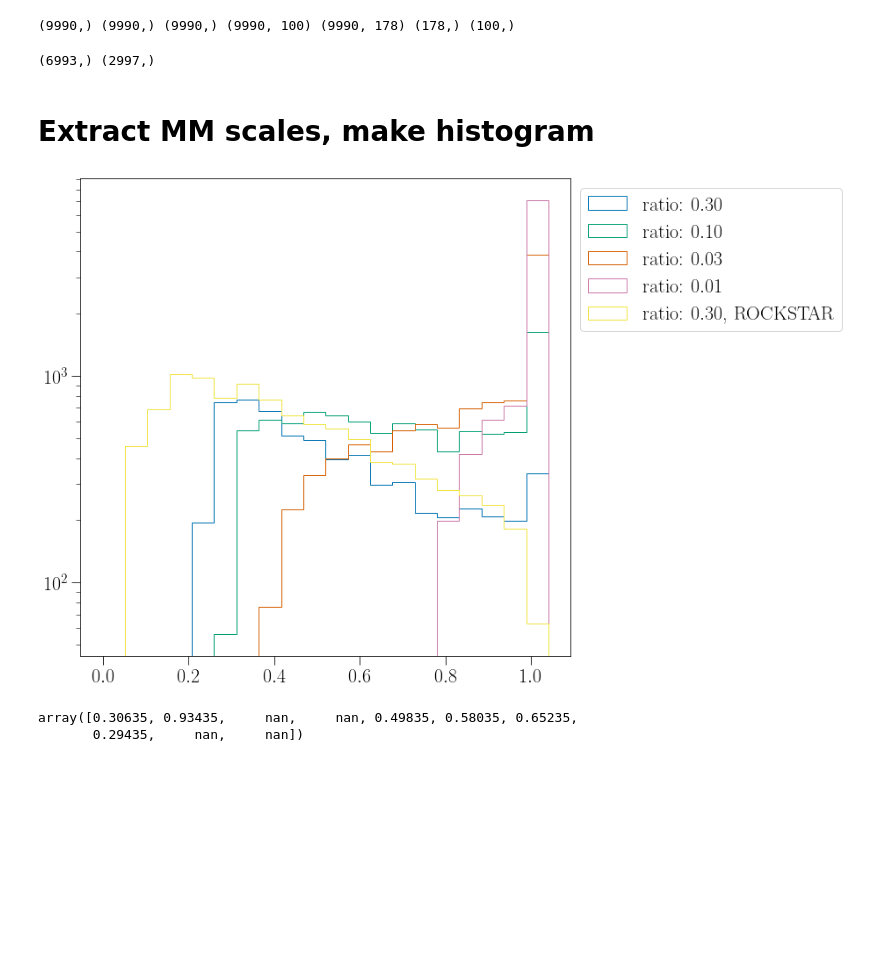
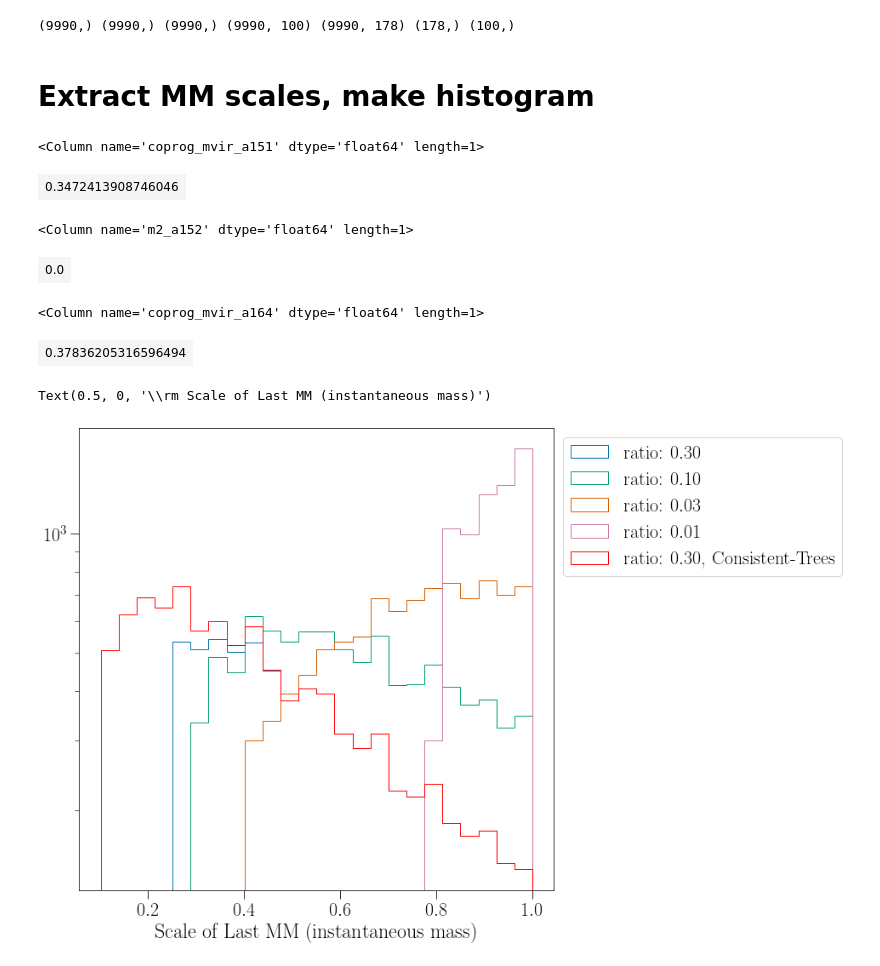
Before and after one commit to ismael-mendoza/nbody-relaxed, a Jupyter notebook: notebooks/jupyter/exploratory/extract-MM-scales2.ipynb, the cells around one changed output. Cells and saved outputs as stored; diff of their text form; code cells hidden in the pictures; blank space fills up the shorter version.

```diff
--- a/notebooks/jupyter/exploratory/extract-MM-scales2.ipynb
+++ b/notebooks/jupyter/exploratory/extract-MM-scales2.ipynb
@@ -53,19 +55,25 @@ print(cvir.shape, xoff.shape, eta.shape, am.shape, ma.shape, scales.shape, mass_
 # %%
 # add box indices to cat for uncertainty purposes
 add_box_indices(cat)
-# %%
-# train/test split.
-train_idx, test_idx = get_tt_indices(len(cat), test_ratio=0.3)
-
-cat_train, am_train, cvir_train, xoff_train, eta_train =  (cat[train_idx], am[train_idx], cvir[train_idx],
-                                                          xoff[train_idx], eta[train_idx])
-cat_test, am_test, cvir_test, xoff_test, eta_test = (cat[test_idx], am[test_idx], cvir[test_idx],
-                                                          xoff[test_idx], eta[test_idx], )
-
-print(cvir_train.shape, cvir_test.shape)
-# %% [output]
-(6993,) (2997,)
 # %% [markdown]
 # Extract MM scales, make histogram
+# %%
+weird_indx = np.where(cat['id']==3067645766)[0]
+cat['coprog_mvir_a151'][weird_indx] / cat['mvir'][weird_indx]
+# %% [output]
+<Column name='coprog_mvir_a151' dtype='float64' length=1>
+| 0.3472413908746046 |
+# %%
+weird_indx = np.where(cat['id']==3067645766)[0]
+cat['m2_a152'][weird_indx] / cat['mvir'][weird_indx]
+# %% [output]
+<Column name='m2_a152' dtype='float64' length=1>
+| 0.0 |
+# %%
+weird_indx = np.where(cat['id']==3062514446)[0]
+cat['coprog_mvir_a164'][weird_indx] / cat['mvir'][weird_indx]
+# %% [output]
+<Column name='coprog_mvir_a164' dtype='float64' length=1>
+| 0.37836205316596494 |
 # %%
 # first we need merger ratio at every scale
@@ -79,30 +100,42 @@ for i in range(len(cat)):
 # %%
 # now construct scale of last MM (at present day) as a function fo different thresholds
 # Mu = np.linspace(0.1, 1, num=10)
-Mu = [0.3/1.3, 1/10, 1/30, 1/100]
+Mu = [0.3/1.3, 0.1 / 1.1 , 0.03 / (1 + 0.03), 0.01 / 1.01] # ROCKSTAR / CONSISTENT_TREES definition is ratio / (1 + ratio)
 cutoff_scales= [0.25, 0.3, 0.4, 0.8] # cutoffs for 50 particles (phil)
-scale_of_last_MM = np.zeros((len(cat), len(Mu)))
+scale_of_last_MM_inst = np.zeros((len(cat), len(Mu)))
 for i in range(len(cat)):
     for k, mu in enumerate(Mu):
-        MM_indices = np.where(merger_ratio[i] > mu)[0]
+        MM_indices = np.where(merger_ratio_inst[i] > mu)[0]
         if len(MM_indices) > 0 and scales[MM_indices[-1]] >= cutoff_scales[k]:
-            scale_of_last_MM[i, k] = scales[MM_indices[-1]]
+            scale_of_last_MM_inst[i, k] = scales[MM_indices[-1]]
         else:
-            scale_of_last_MM[i, k] = np.nan
+            scale_of_last_MM_inst[i, k] = np.nan
+# %%
+# now construct scale of last MM (at present day) as a function fo different thresholds
+# Mu = np.linspace(0.1, 1, num=10)
+Mu = [0.3/1.3, 0.1 / 1.1 , 1/30 / (1 + 1/30), 0.01 / 1.01] # ROCKSTAR / CONSISTENT_TREES definition is ratio / (1 + ratio)
+cutoff_scales= [0.25, 0.3, 0.4, 0.8] # cutoffs for 50 particles (phil)
+scale_of_last_MM_present = np.zeros((len(cat), len(Mu)))
+for i in range(len(cat)):
+    for k, mu in enumerate(Mu):
+        MM_indices = np.where(merger_ratio_present[i] > mu)[0]
+        if len(MM_indices) > 0 and scales[MM_indices[-1]] >= cutoff_scales[k]:
+            scale_of_last_MM_present[i, k] = scales[MM_indices[-1]]
+        else:
+            scale_of_last_MM_present[i, k] = np.nan
 # %%
 plt.figure(figsize=(10,10))
-bins = np.linspace(0, 1.04, 21)
+bins = np.linspace(np.min(scales), np.max(scales), 25)
 for k, cutoff in enumerate(cutoff_scales):
-    plt.hist(scale_of_last_MM[:, k], histtype='step', label=f'\\rm ratio: ${Mu[k]:.2f}$', bins=bins)
+    plt.hist(scale_of_last_MM_inst[:, k], histtype='step', label=f'\\rm ratio: ${Mu[k]/(1-Mu[k]):.2f}$', bins=bins)
 
 # ROCKSTAR
-plt.hist(cat['scale_of_last_mm'], histtype='step', label=f'\\rm ratio: $0.30$, ROCKSTAR', bins=bins)
+plt.hist(cat['scale_of_last_mm'], histtype='step', label=f'\\rm ratio: $0.30$, Consistent-Trees', bins=bins, color='r')
+
+# formatting
 plt.legend(loc=2, bbox_to_anchor=(1,1))
 plt.yscale('log')
+plt.xlabel("\\rm Scale of Last MM (instantaneous mass)")
 # %% [output]
+Text(0.5, 0, '\\rm Scale of Last MM (instantaneous mass)')
-[figure, old version]
+[figure, new version]
-# %%
-scale_of_last_MM[:, 0][:10]
-# %% [output]
-array([0.30635, 0.93435,     nan,     nan, 0.49835, 0.58035, 0.65235,
-       0.29435,     nan,     nan])
```
Also changed, not shown: parts of 14 cells of this notebook, 18 other files.
